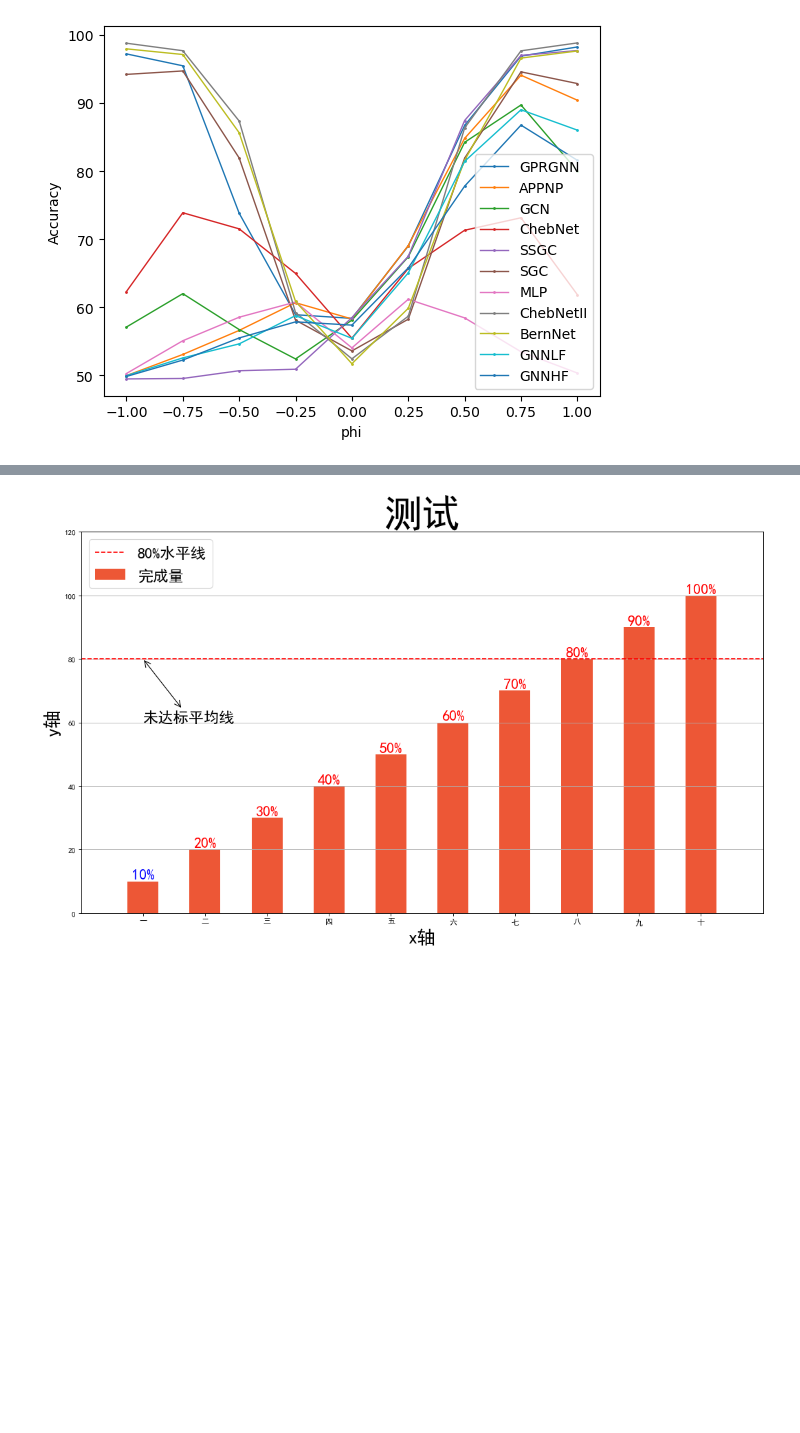
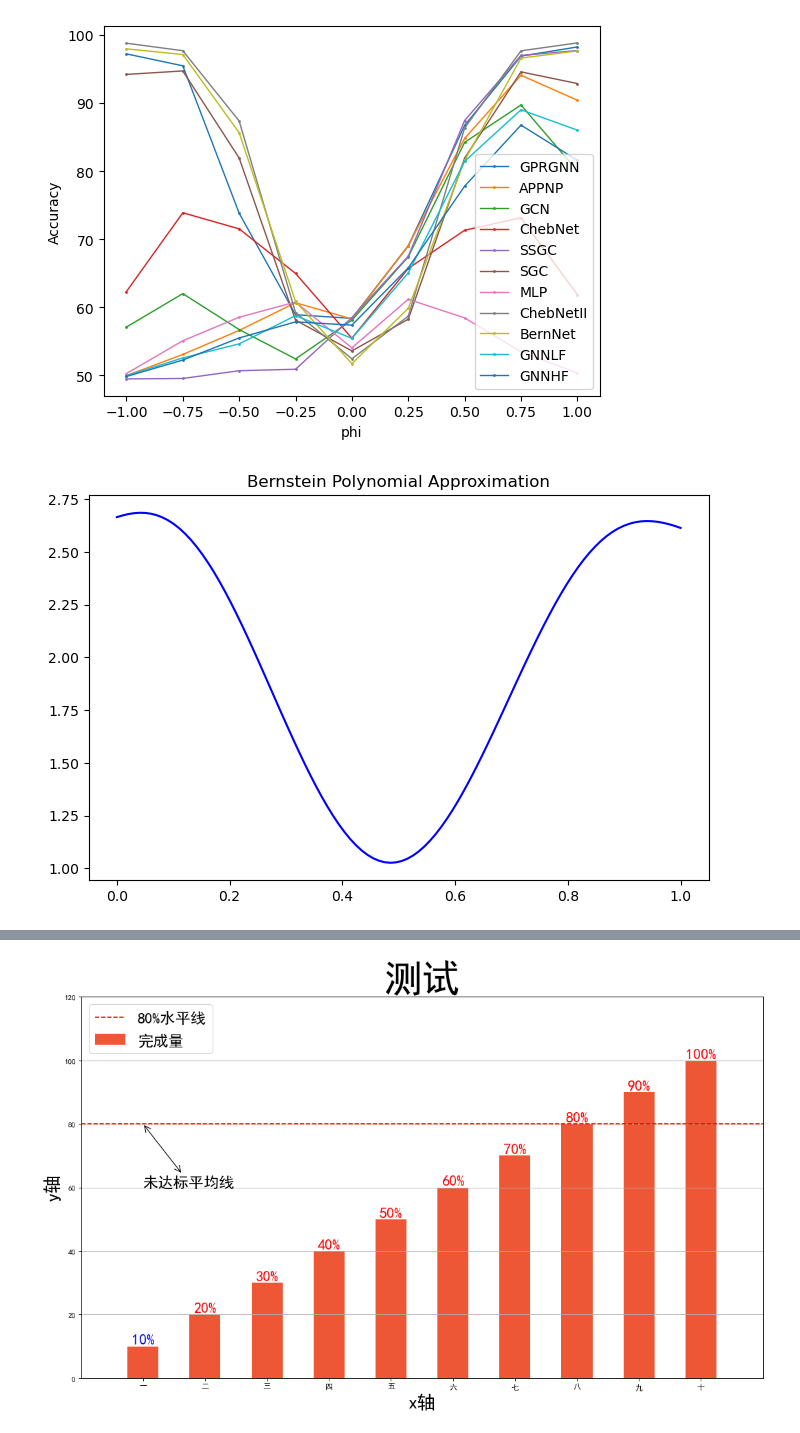
Before and after one commit to daelyyy/graduationProject, a Jupyter notebook: test.ipynb, the cells around one changed output, grey strips where cells are left out. Saved outputs shown, nothing was run; the diff lists cells and outputs as text; code cells hidden in the pictures; blank space fills up the shorter version.

```diff
--- a/test.ipynb
+++ b/test.ipynb
@@ -153,11 +0,0 @@ for dname, params in best_params.items():
-# %%
-from utils.LoadDataset_utils import load_dataset
-
-dname = 'cSBM_-1'
-dataset, data = load_dataset(dname)
-# 打印加载的图数据集基本信息
-print(f"数据集名称：{dname}")
-print(f"数据集的图数量：{len(dataset)}")
-print(f"图数据的维度：{data.x.shape}")  # 节点特征维度
-print(f"图的边数：{data.edge_index.shape[1]}")  # 边的数量
-print(f"节点标签的类别数：{dataset.num_classes}")  # 类别数
@@ -198,3 +33,42 @@ plt.ylabel('Accuracy')  # y 轴标签
 # %% [output]
 Text(0, 0.5, 'Accuracy')
 [figure]
+# %%
+import torch
+import matplotlib.pyplot as plt
+
+import numpy as np
+from scipy.special import comb
+
+def bernstein_poly(k, K, x):
+    return comb(K, k) * (x ** k) * ((1 - x) ** (K - k))
+def bernstein_approx(theta_k, K, x):
+    f = np.zeros_like(x)
+    for k in range(K + 1):
+        f += theta_k[k] * bernstein_poly(k, K, x)
+    return f
+
+# 加载模型参数
+params = torch.load('save_parameters/BernNet_BernNet_model_ch.pt')
+
+# 提取 theta_k
+theta_k = params['prop1.temp'].detach().cpu().numpy()
+K = len(theta_k) - 1
+
+# 生成 x 值
+x = np.linspace(0, 1, 100)
+
+# 计算伯恩斯坦多项式逼近函数
+f = bernstein_approx(theta_k, K, x)
+
+# 绘制图像
+plt.figure(figsize=(8, 5))
+plt.plot(x, f, color='b', label='Bernstein Approximation')
+plt.title('Bernstein Polynomial Approximation')
+# plt.xlabel('x')
+# plt.ylabel('f(x)')
+# plt.legend()
+# plt.grid(True)
+plt.show()
+# %% [output]
+[figure, added]
```
Also changed, not shown: parts of 7 cells of this notebook, 37 other files.
